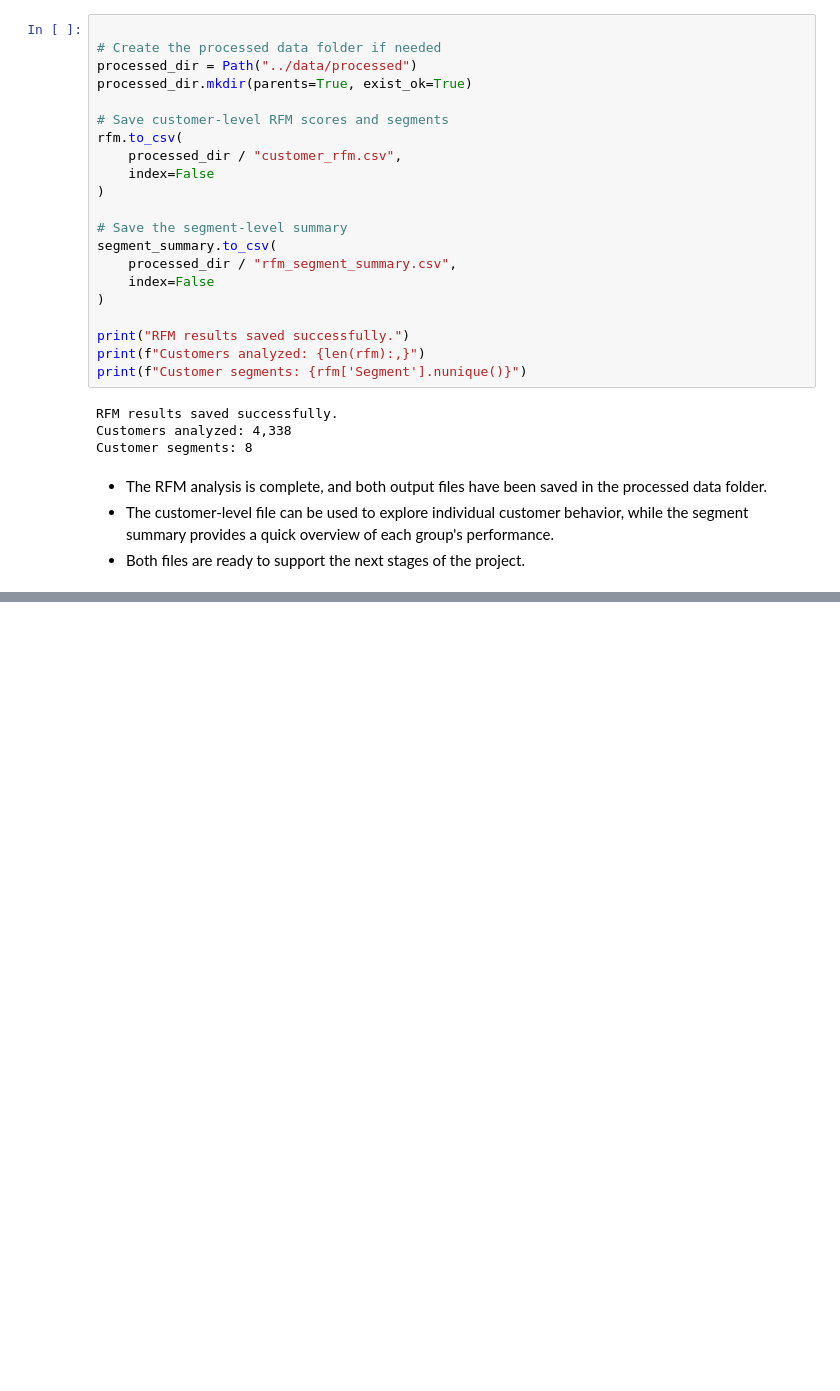
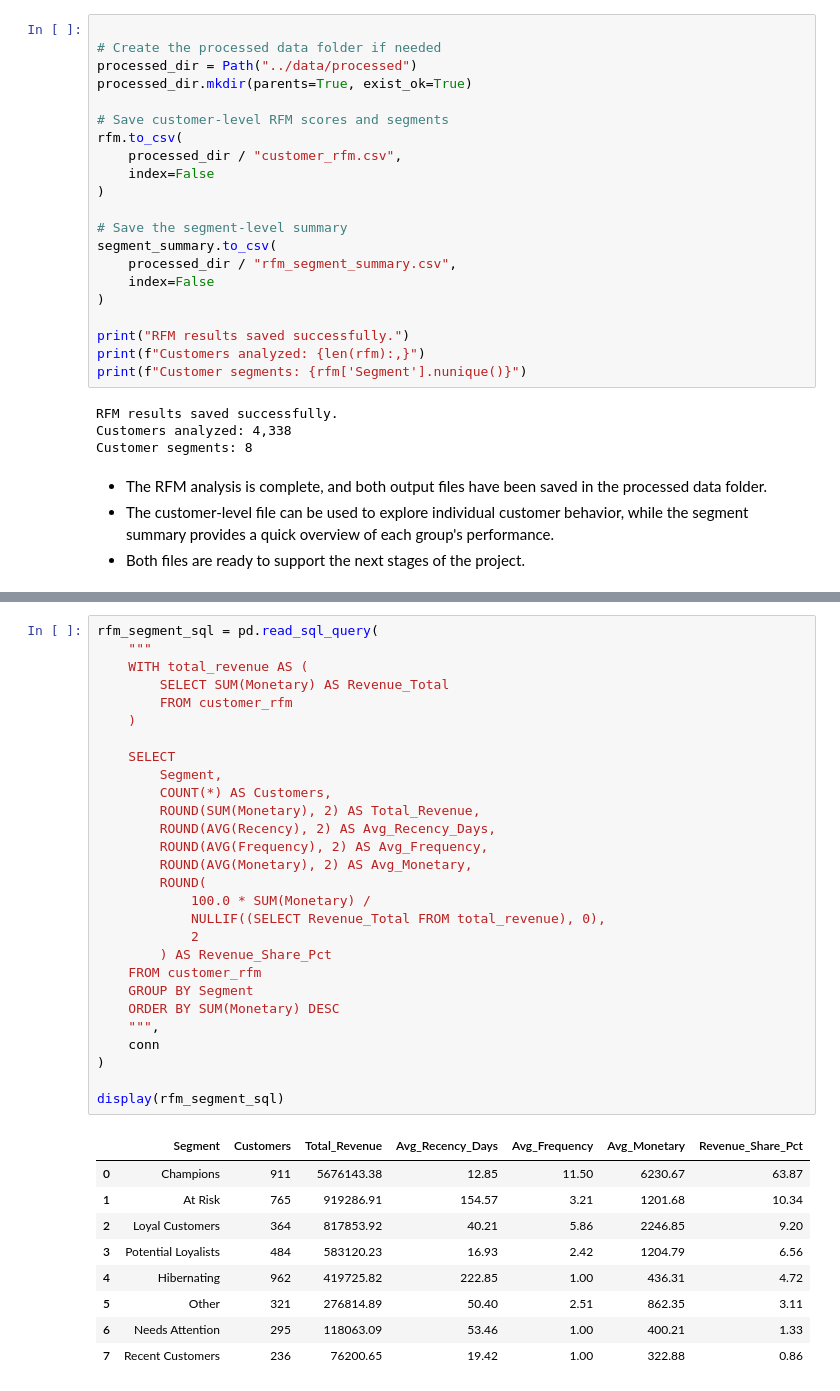
Before and after one commit to sahelsepehri/data-analysis-portfolio, a Jupyter notebook: ecommerce-sales-analysis/notebooks/E-commerce Sales Performance Analysis.ipynb, the cells around one changed output, grey strips where cells are left out. Cells and saved outputs as stored; diff of their text form; blank space fills up the shorter version.

```diff
--- a/ecommerce-sales-analysis/notebooks/E-commerce Sales Performance Analysis.ipynb
+++ b/ecommerce-sales-analysis/notebooks/E-commerce Sales Performance Analysis.ipynb
@@ -1249,0 +1553,38 @@ Customer segments: 8
+# %%
+rfm_segment_sql = pd.read_sql_query(
+    """
+    WITH total_revenue AS (
+        SELECT SUM(Monetary) AS Revenue_Total
+        FROM customer_rfm
+    )
+
+    SELECT
+        Segment,
+        COUNT(*) AS Customers,
+        ROUND(SUM(Monetary), 2) AS Total_Revenue,
+        ROUND(AVG(Recency), 2) AS Avg_Recency_Days,
+        ROUND(AVG(Frequency), 2) AS Avg_Frequency,
+        ROUND(AVG(Monetary), 2) AS Avg_Monetary,
+        ROUND(
+            100.0 * SUM(Monetary) /
+            NULLIF((SELECT Revenue_Total FROM total_revenue), 0),
+            2
+        ) AS Revenue_Share_Pct
+    FROM customer_rfm
+    GROUP BY Segment
+    ORDER BY SUM(Monetary) DESC
+    """,
+    conn
+)
+
+display(rfm_segment_sql)
+# %% [output]
+|  | Segment | Customers | Total_Revenue | Avg_Recency_Days | Avg_Frequency | Avg_Monetary | Revenue_Share_Pct |
+| 0 | Champions | 911 | 5676143.38 | 12.85 | 11.50 | 6230.67 | 63.87 |
+| 1 | At Risk | 765 | 919286.91 | 154.57 | 3.21 | 1201.68 | 10.34 |
+| 2 | Loyal Customers | 364 | 817853.92 | 40.21 | 5.86 | 2246.85 | 9.20 |
+| 3 | Potential Loyalists | 484 | 583120.23 | 16.93 | 2.42 | 1204.79 | 6.56 |
+| 4 | Hibernating | 962 | 419725.82 | 222.85 | 1.00 | 436.31 | 4.72 |
+| 5 | Other | 321 | 276814.89 | 50.40 | 2.51 | 862.35 | 3.11 |
+| 6 | Needs Attention | 295 | 118063.09 | 53.46 | 1.00 | 400.21 | 1.33 |
+| 7 | Recent Customers | 236 | 76200.65 | 19.42 | 1.00 | 322.88 | 0.86 |
```
Also changed, not shown: parts of 30 cells of this notebook, 8 other files.
